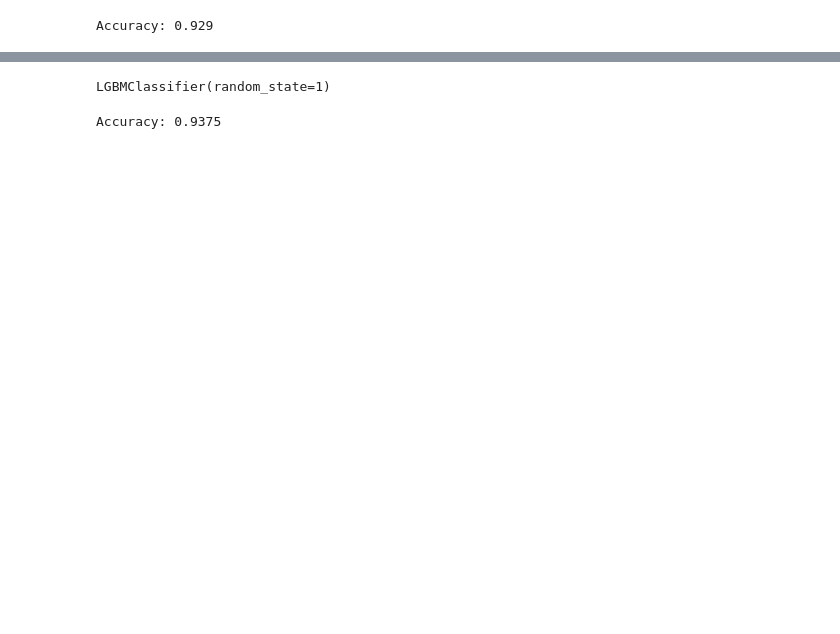
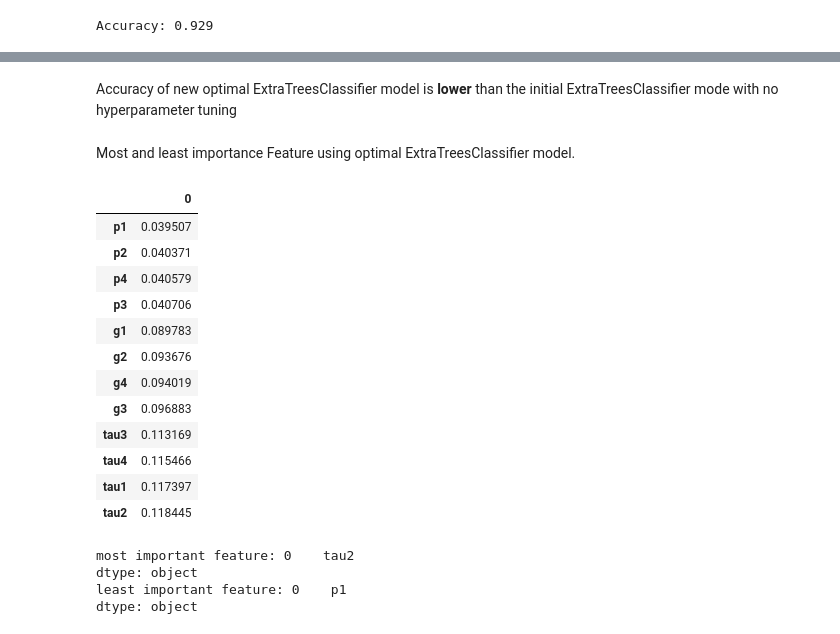
Before and after one commit to m-asif1/Data-Science-Internship, a Jupyter notebook: Stage_C_Quiz.ipynb, the cells around one changed output, grey strips where cells are left out. Cells and saved outputs as stored; diff of their text form; code cells hidden in the pictures; blank space fills up the shorter version.

```diff
--- a/Stage_C_Quiz.ipynb
+++ b/Stage_C_Quiz.ipynb
@@ -140,9 +168,6 @@ ExtraTreeClassifier
 # %%
-from sklearn.ensemble import ExtraTreesClassifier
-etc = ExtraTreesClassifier(random_state = 1)
+from xgboost import XGBClassifier
+xgbc= XGBClassifier(random_state = 1)
 
-#fit on the train set
-etc.fit(x_train_scaled, y_train)
-
-#predict on test set
-etc_pred = etc.predict(x_test_scaled)
+#fit on train set
+xgbc.fit(x_train_scaled, y_train)
@@ -201,7 +204,0 @@ XGBoost Classifier
-# %%
-from xgboost import XGBClassifier
-
-xbc= XGBClassifier(random_state = 1)
-
-#fit on train set
-xbc.fit(x_train_scaled, y_train)
@@ -212,0 +207,10 @@ xbc_pred = xbc.predict(x_test_scaled)
+# %%
+# importing extra tree classifier
+from sklearn.ensemble import ExtraTreesClassifier
+ETC = ExtraTreesClassifier(random_state=1)
+
+#fit train set
+ETC.fit(x_train_scaler, y_train)
+
+# predict test set
+ETC_pred = ETC.predict(x_test_scaler)
@@ -222,9 +271,0 @@ LightGBM Classifier
-# %%
-from lightgbm import LGBMClassifier
-
-lgbm= LGBMClassifier(random_state = 1)
-
-#fit on train set
-lgbm.fit(x_train_scaled, y_train)
-# %% [output]
-LGBMClassifier(random_state=1)
@@ -233,6 +272,36 @@ lgbm_pred = lgbm.predict(x_test_scaled)
-# %%
-#Lightgbm Accuracy
-accuracy = accuracy_score(y_test,lgbm_pred)
-print(f"Accuracy: {round(accuracy,4)}")
-# %% [output]
-Accuracy: 0.9375
+# %% [markdown]
+Accuracy of new optimal ExtraTreesClassifier model is **lower** than the initial ExtraTreesClassifier mode with no hyperparameter tuning
+# %% [markdown]
+Most and least importance Feature using optimal ExtraTreesClassifier model.
+# %%
+importance_feature  = X.columns
+
+# importance feature
+feature = pd.DataFrame(ETC.feature_importances_,index=importance_feature)
+feature1 = feature.sort_values(0)
+feature1
+# %% [output]
+|  | 0 |
+| p1 | 0.039507 |
+| p2 | 0.040371 |
+| p4 | 0.040579 |
+| p3 | 0.040706 |
+| g1 | 0.089783 |
+| g2 | 0.093676 |
+| g4 | 0.094019 |
+| g3 | 0.096883 |
+| tau3 | 0.113169 |
+| tau4 | 0.115466 |
+| tau1 | 0.117397 |
+| tau2 | 0.118445 |
+# %%
+# most important feature
+print('most important feature: {}'.format(feature1.idxmax()))
+
+# least important feature
+print('least important feature: {}'.format(feature1.idxmin()))
+# %% [output]
+most important feature: 0    tau2
+dtype: object
+least important feature: 0    p1
+dtype: object
```
Also changed, not shown: parts of 45 cells of this notebook.
